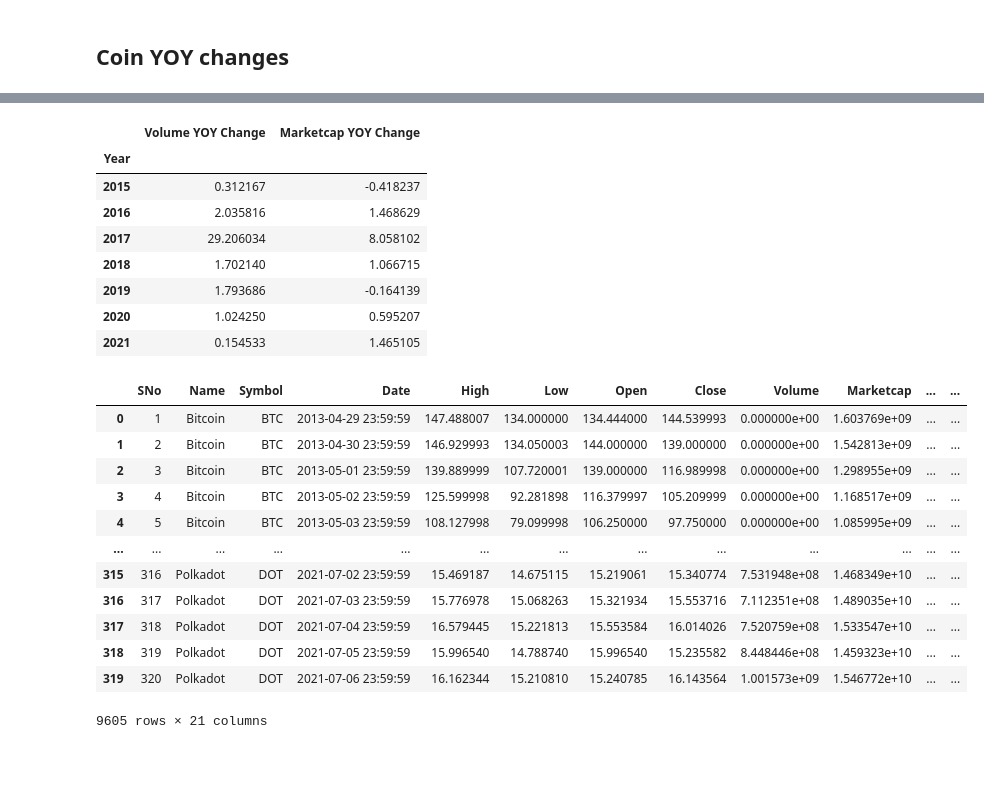
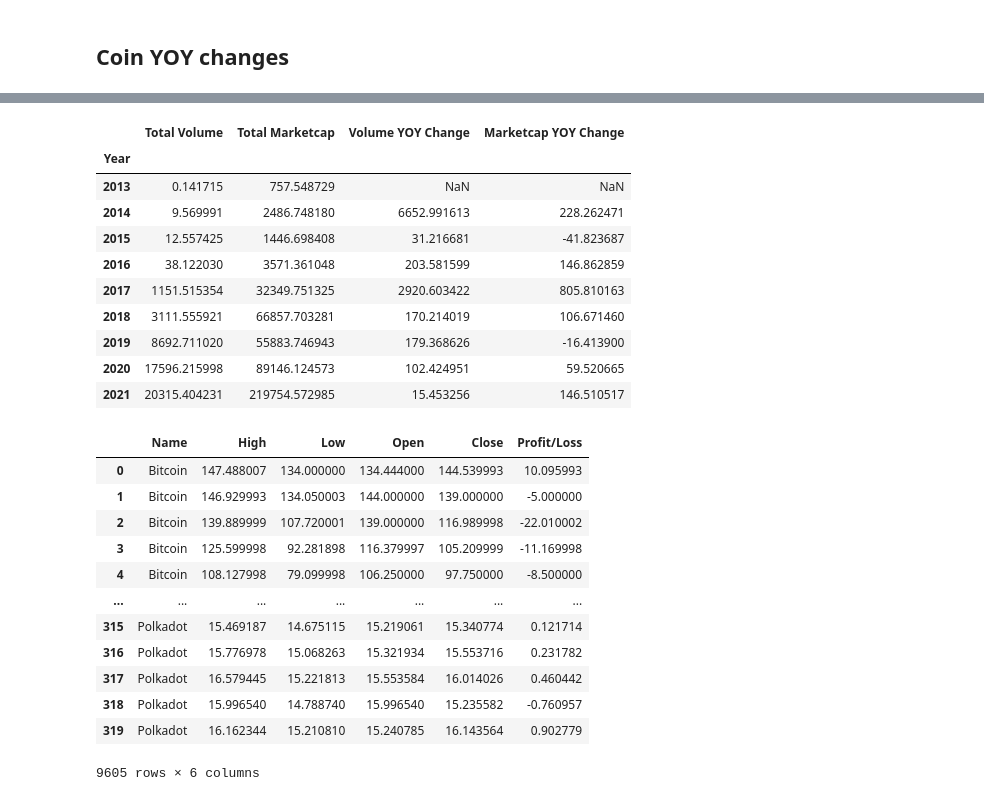
Before and after one commit to WayneJ2/CryptoFutures--Project-1, a Jupyter notebook: CryptoPy_Wayne.ipynb, the cells around one changed output, grey strips where cells are left out. Cells and saved outputs as stored; diff of their text form; code cells hidden in the pictures; blank space fills up the shorter version.

```diff
--- a/CryptoPy_Wayne.ipynb
+++ b/CryptoPy_Wayne.ipynb
@@ -193,38 +207,41 @@ plt.tight_layout()
 # %%
-yoyData_df
+totalData_df
 # %% [output]
-|  | Volume YOY Change | Marketcap YOY Change |
-| Year |  |  |
-| 2015 | 0.312167 | -0.418237 |
-| 2016 | 2.035816 | 1.468629 |
-| 2017 | 29.206034 | 8.058102 |
-| 2018 | 1.702140 | 1.066715 |
-| 2019 | 1.793686 | -0.164139 |
-| 2020 | 1.024250 | 0.595207 |
-| 2021 | 0.154533 | 1.465105 |
+|  | Total Volume | Total Marketcap | Volume YOY Change | Marketcap YOY Change |
+| Year |  |  |  |  |
+| 2013 | 0.141715 | 757.548729 | NaN | NaN |
+| 2014 | 9.569991 | 2486.748180 | 6652.991613 | 228.262471 |
+| 2015 | 12.557425 | 1446.698408 | 31.216681 | -41.823687 |
+| 2016 | 38.122030 | 3571.361048 | 203.581599 | 146.862859 |
+| 2017 | 1151.515354 | 32349.751325 | 2920.603422 | 805.810163 |
+| 2018 | 3111.555921 | 66857.703281 | 170.214019 | 106.671460 |
+| 2019 | 8692.711020 | 55883.746943 | 179.368626 | -16.413900 |
+| 2020 | 17596.215998 | 89146.124573 | 102.424951 | 59.520665 |
+| 2021 | 20315.404231 | 219754.572985 | 15.453256 | 146.510517 |
 # %%
 # Correlation between volume and marketcap with regression line (for David)
 
-# completeData_df = pd.concat([bitData_df,ethData_df,adaData_df,dogeData_df,dotData_df])
+completeData_df = pd.concat([bitData_df,ethData_df,adaData_df,dogeData_df,dotData_df])
 # completeData_df["Date"] = pd.to_datetime(allCoins_df["Date"], format="%Y-%m-%d %H:%M:%S")
 # completeData_df["Year"] = completeData_df["Date"].dt.year
 # # completeVol_df = completeData_df[["Date","Volume"]]
 # # completeMC_df = completeData_df[["Date","Marketcap"]]
-# completeData_df
+completeData_df["Profit/Loss"] = completeData_df["Close"] - completeData_df["Open"]
+completeData_df[["Name","High","Low","Open","Close","Profit/Loss"]]
 # %% [output]
-|  | SNo | Name | Symbol | Date | High | Low | Open | Close | Volume | Marketcap | ... | ... |
-| 0 | 1 | Bitcoin | BTC | 2013-04-29 23:59:59 | 147.488007 | 134.000000 | 134.444000 | 144.539993 | 0.000000e+00 | 1.603769e+09 | ... | ... |
-| 1 | 2 | Bitcoin | BTC | 2013-04-30 23:59:59 | 146.929993 | 134.050003 | 144.000000 | 139.000000 | 0.000000e+00 | 1.542813e+09 | ... | ... |
-| 2 | 3 | Bitcoin | BTC | 2013-05-01 23:59:59 | 139.889999 | 107.720001 | 139.000000 | 116.989998 | 0.000000e+00 | 1.298955e+09 | ... | ... |
-| 3 | 4 | Bitcoin | BTC | 2013-05-02 23:59:59 | 125.599998 | 92.281898 | 116.379997 | 105.209999 | 0.000000e+00 | 1.168517e+09 | ... | ... |
-| 4 | 5 | Bitcoin | BTC | 2013-05-03 23:59:59 | 108.127998 | 79.099998 | 106.250000 | 97.750000 | 0.000000e+00 | 1.085995e+09 | ... | ... |
-| ... | ... | ... | ... | ... | ... | ... | ... | ... | ... | ... | ... | ... |
-| 315 | 316 | Polkadot | DOT | 2021-07-02 23:59:59 | 15.469187 | 14.675115 | 15.219061 | 15.340774 | 7.531948e+08 | 1.468349e+10 | ... | ... |
-| 316 | 317 | Polkadot | DOT | 2021-07-03 23:59:59 | 15.776978 | 15.068263 | 15.321934 | 15.553716 | 7.112351e+08 | 1.489035e+10 | ... | ... |
-| 317 | 318 | Polkadot | DOT | 2021-07-04 23:59:59 | 16.579445 | 15.221813 | 15.553584 | 16.014026 | 7.520759e+08 | 1.533547e+10 | ... | ... |
-| 318 | 319 | Polkadot | DOT | 2021-07-05 23:59:59 | 15.996540 | 14.788740 | 15.996540 | 15.235582 | 8.448446e+08 | 1.459323e+10 | ... | ... |
-| 319 | 320 | Polkadot | DOT | 2021-07-06 23:59:59 | 16.162344 | 15.210810 | 15.240785 | 16.143564 | 1.001573e+09 | 1.546772e+10 | ... | ... |
+|  | Name | High | Low | Open | Close | Profit/Loss |
+| 0 | Bitcoin | 147.488007 | 134.000000 | 134.444000 | 144.539993 | 10.095993 |
+| 1 | Bitcoin | 146.929993 | 134.050003 | 144.000000 | 139.000000 | -5.000000 |
+| 2 | Bitcoin | 139.889999 | 107.720001 | 139.000000 | 116.989998 | -22.010002 |
+| 3 | Bitcoin | 125.599998 | 92.281898 | 116.379997 | 105.209999 | -11.169998 |
+| 4 | Bitcoin | 108.127998 | 79.099998 | 106.250000 | 97.750000 | -8.500000 |
+| ... | ... | ... | ... | ... | ... | ... |
+| 315 | Polkadot | 15.469187 | 14.675115 | 15.219061 | 15.340774 | 0.121714 |
+| 316 | Polkadot | 15.776978 | 15.068263 | 15.321934 | 15.553716 | 0.231782 |
+| 317 | Polkadot | 16.579445 | 15.221813 | 15.553584 | 16.014026 | 0.460442 |
+| 318 | Polkadot | 15.996540 | 14.788740 | 15.996540 | 15.235582 | -0.760957 |
+| 319 | Polkadot | 16.162344 | 15.210810 | 15.240785 | 16.143564 | 0.902779 |
-9605 rows × 21 columns
+9605 rows × 6 columns
 # %%
 #NOTES
 # bitData_df.set_index(["Date"]).loc["2015"]
```
Also changed, not shown: parts of 2 cells of this notebook, 1 other file.
